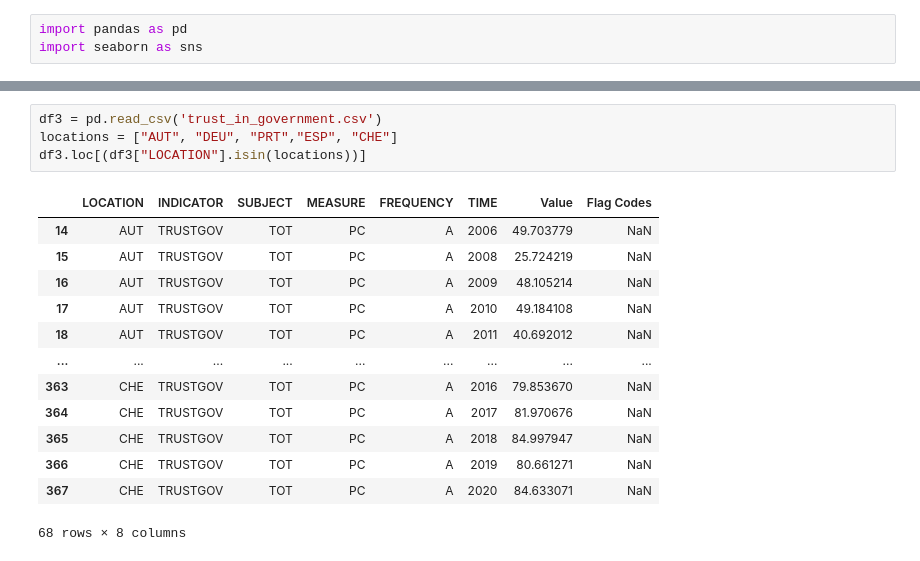
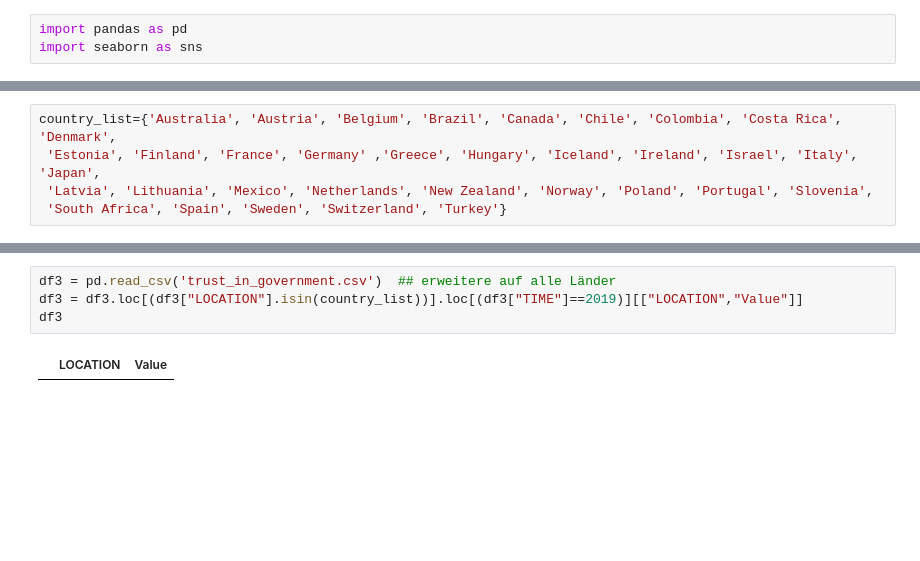
Before and after one commit to ValentinaMiller/Influences-on-covid-19-vaccination-rates, a Jupyter notebook: Data_cleaning.ipynb, the cells around one changed output, grey strips where cells are left out. Saved outputs shown, nothing was run; the diff lists cells and outputs as text; blank space fills up the shorter version.

```diff
--- a/Data_cleaning.ipynb
+++ b/Data_cleaning.ipynb
@@ -6 +4,6 @@ df = pd.read_csv('COVID-19_vaccination_rates.csv')
+# %%
+country_list={'Australia', 'Austria', 'Belgium', 'Brazil', 'Canada', 'Chile', 'Colombia', 'Costa Rica', 'Denmark',
+ 'Estonia', 'Finland', 'France', 'Germany' ,'Greece', 'Hungary', 'Iceland', 'Ireland', 'Israel', 'Italy', 'Japan',
+ 'Latvia', 'Lithuania', 'Mexico', 'Netherlands', 'New Zealand', 'Norway', 'Poland', 'Portugal', 'Slovenia',
+ 'South Africa', 'Spain', 'Sweden', 'Switzerland', 'Turkey'}
 # %%
@@ -54,18 +103,6 @@ df2.loc[(df2["Country"].isin(countries))]
 # %%
-df3 = pd.read_csv('trust_in_government.csv')
-locations = ["AUT", "DEU", "PRT","ESP", "CHE"]
-df3.loc[(df3["LOCATION"].isin(locations))]
+df3 = pd.read_csv('trust_in_government.csv')  ## erweitere auf alle Länder
+df3 = df3.loc[(df3["LOCATION"].isin(country_list))].loc[(df3["TIME"]==2019)][["LOCATION","Value"]]
+df3
 # %% [output]
-|  | LOCATION | INDICATOR | SUBJECT | MEASURE | FREQUENCY | TIME | Value | Flag Codes |
-| 14 | AUT | TRUSTGOV | TOT | PC | A | 2006 | 49.703779 | NaN |
-| 15 | AUT | TRUSTGOV | TOT | PC | A | 2008 | 25.724219 | NaN |
-| 16 | AUT | TRUSTGOV | TOT | PC | A | 2009 | 48.105214 | NaN |
-| 17 | AUT | TRUSTGOV | TOT | PC | A | 2010 | 49.184108 | NaN |
-| 18 | AUT | TRUSTGOV | TOT | PC | A | 2011 | 40.692012 | NaN |
-| ... | ... | ... | ... | ... | ... | ... | ... | ... |
-| 363 | CHE | TRUSTGOV | TOT | PC | A | 2016 | 79.853670 | NaN |
-| 364 | CHE | TRUSTGOV | TOT | PC | A | 2017 | 81.970676 | NaN |
-| 365 | CHE | TRUSTGOV | TOT | PC | A | 2018 | 84.997947 | NaN |
-| 366 | CHE | TRUSTGOV | TOT | PC | A | 2019 | 80.661271 | NaN |
-| 367 | CHE | TRUSTGOV | TOT | PC | A | 2020 | 84.633071 | NaN |
+|  | LOCATION | Value |
-68 rows × 8 columns
```
Also changed, not shown: parts of 11 cells of this notebook, 1 other file.
